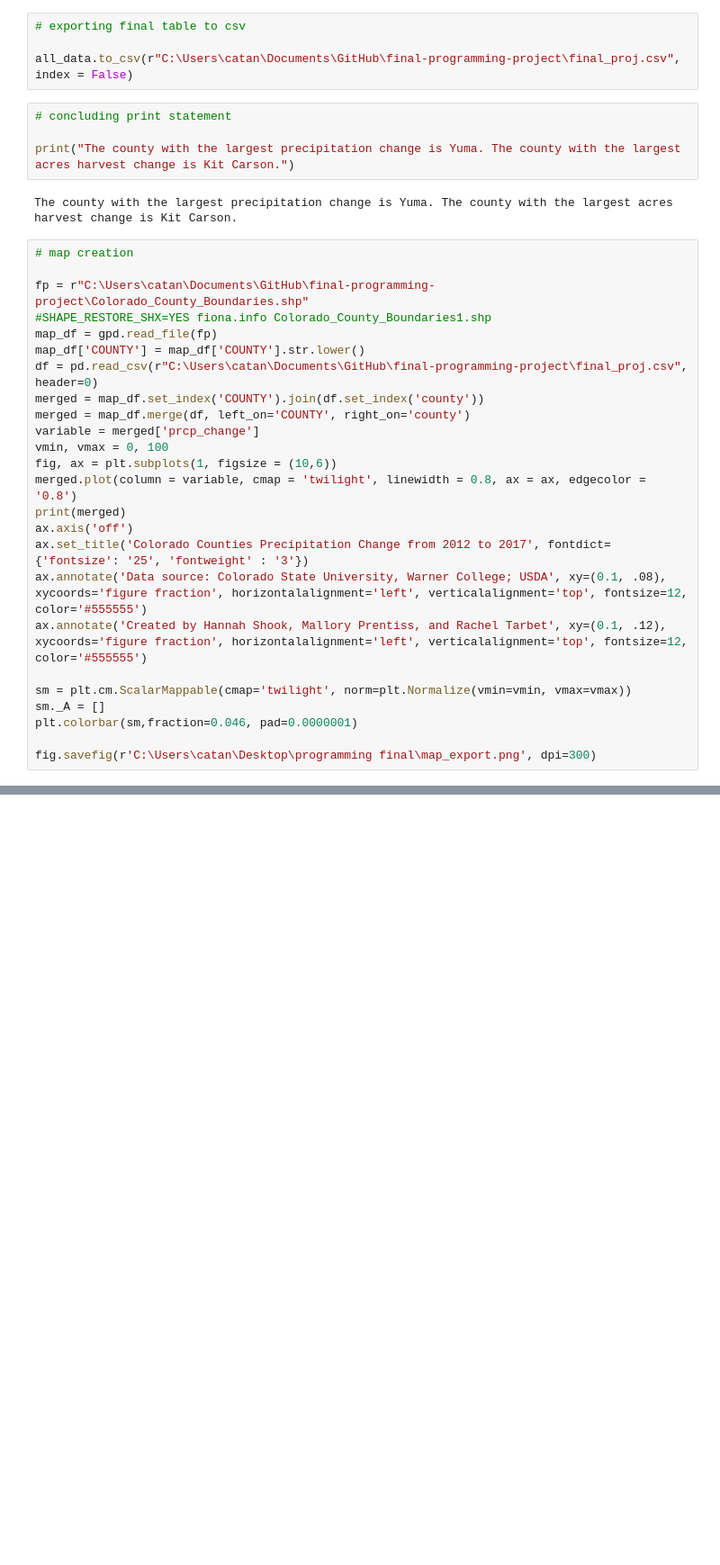
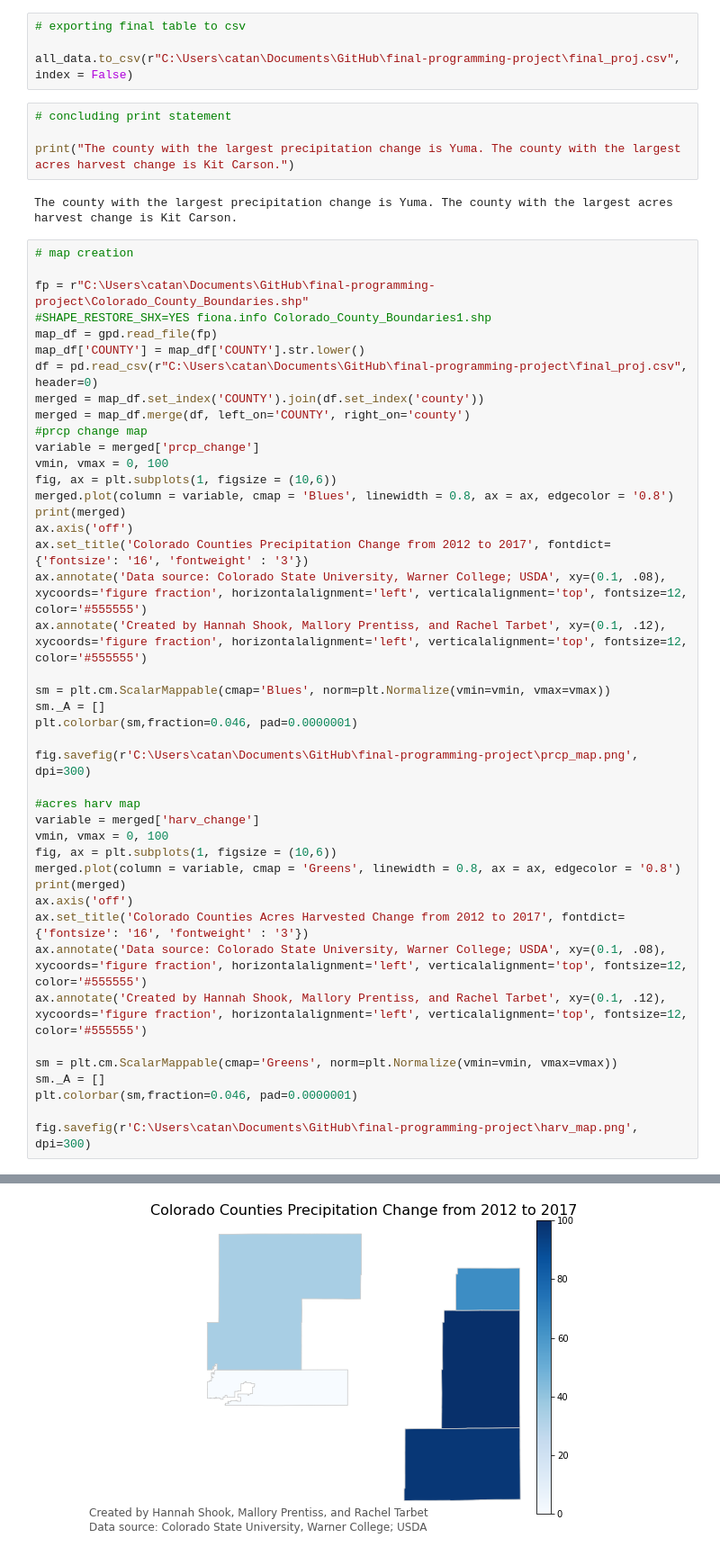
Before and after one commit to malannpren/final-programming-project, a Jupyter notebook: finalproject.ipynb, the cells around one changed output, grey strips where cells are left out. Shown at 90% size. Drawn from its saved outputs; the diff is of its cells as text; blank space fills up the shorter version.

```diff
--- a/finalproject.ipynb
+++ b/finalproject.ipynb
@@ -128,19 +150,37 @@ map_df['COUNTY'] = map_df['COUNTY'].str.lower()
 df = pd.read_csv(r"C:\Users\catan\Documents\GitHub\final-programming-project\final_proj.csv", header=0)
 merged = map_df.set_index('COUNTY').join(df.set_index('county'))
 merged = map_df.merge(df, left_on='COUNTY', right_on='county')
+#prcp change map
 variable = merged['prcp_change']
 vmin, vmax = 0, 100
 fig, ax = plt.subplots(1, figsize = (10,6))
-merged.plot(column = variable, cmap = 'twilight', linewidth = 0.8, ax = ax, edgecolor = '0.8')
+merged.plot(column = variable, cmap = 'Blues', linewidth = 0.8, ax = ax, edgecolor = '0.8')
 print(merged)
 ax.axis('off')
-ax.set_title('Colorado Counties Precipitation Change from 2012 to 2017', fontdict={'fontsize': '25', 'fontweight' : '3'})
+ax.set_title('Colorado Counties Precipitation Change from 2012 to 2017', fontdict={'fontsize': '16', 'fontweight' : '3'})
 ax.annotate('Data source: Colorado State University, Warner College; USDA', xy=(0.1, .08),  xycoords='figure fraction', horizontalalignment='left', verticalalignment='top', fontsize=12, color='#555555')
 ax.annotate('Created by Hannah Shook, Mallory Prentiss, and Rachel Tarbet', xy=(0.1, .12),  xycoords='figure fraction', horizontalalignment='left', verticalalignment='top', fontsize=12, color='#555555')
 
-sm = plt.cm.ScalarMappable(cmap='twilight', norm=plt.Normalize(vmin=vmin, vmax=vmax))
+sm = plt.cm.ScalarMappable(cmap='Blues', norm=plt.Normalize(vmin=vmin, vmax=vmax))
 sm._A = []
 plt.colorbar(sm,fraction=0.046, pad=0.0000001)
 
-fig.savefig(r'C:\Users\catan\Desktop\programming final\map_export.png', dpi=300)
+fig.savefig(r'C:\Users\catan\Documents\GitHub\final-programming-project\prcp_map.png', dpi=300)
+
+#acres harv map
+variable = merged['harv_change']
+vmin, vmax = 0, 100
+fig, ax = plt.subplots(1, figsize = (10,6))
+merged.plot(column = variable, cmap = 'Greens', linewidth = 0.8, ax = ax, edgecolor = '0.8')
+print(merged)
+ax.axis('off')
+ax.set_title('Colorado Counties Acres Harvested Change from 2012 to 2017', fontdict={'fontsize': '16', 'fontweight' : '3'})
+ax.annotate('Data source: Colorado State University, Warner College; USDA', xy=(0.1, .08),  xycoords='figure fraction', horizontalalignment='left', verticalalignment='top', fontsize=12, color='#555555')
+ax.annotate('Created by Hannah Shook, Mallory Prentiss, and Rachel Tarbet', xy=(0.1, .12),  xycoords='figure fraction', horizontalalignment='left', verticalalignment='top', fontsize=12, color='#555555')
+
+sm = plt.cm.ScalarMappable(cmap='Greens', norm=plt.Normalize(vmin=vmin, vmax=vmax))
+sm._A = []
+plt.colorbar(sm,fraction=0.046, pad=0.0000001)
+
+fig.savefig(r'C:\Users\catan\Documents\GitHub\final-programming-project\harv_map.png', dpi=300)
 # %% [output]
@@ -147,0 +204 @@ KeyError: "None of ['county'] are in the columns"
+[figure, added]
```
Also changed, not shown: parts of 8 cells of this notebook, 6 other files.
